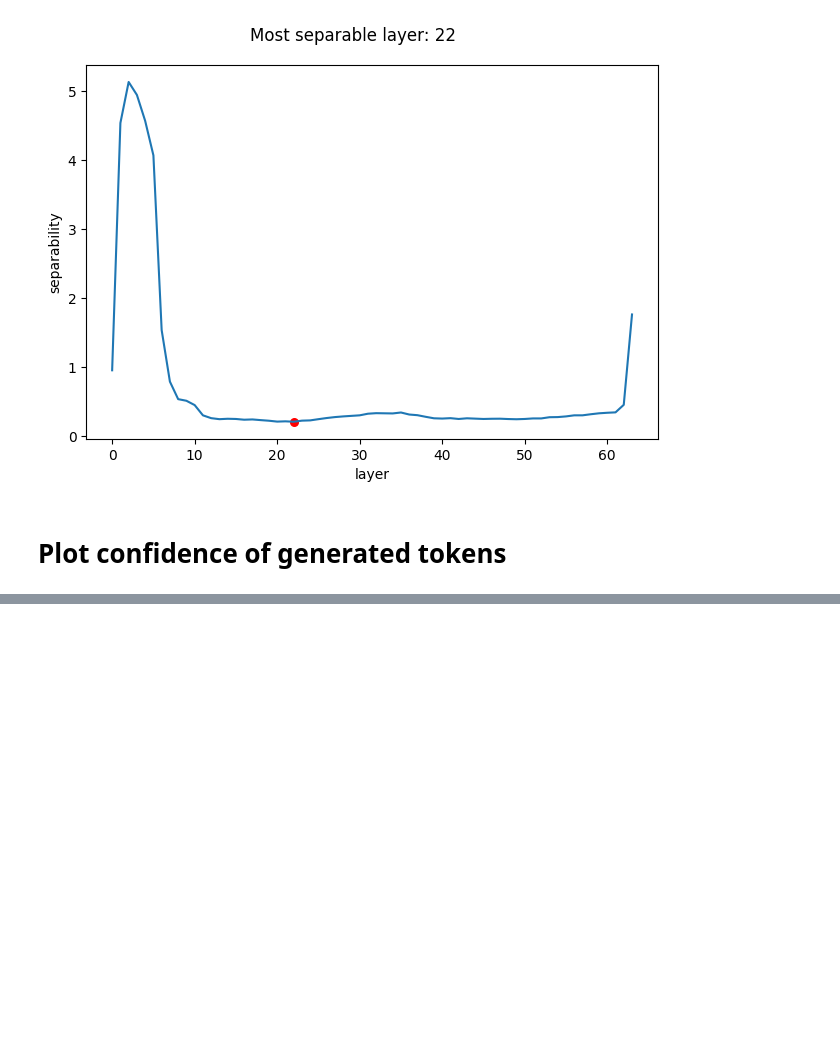
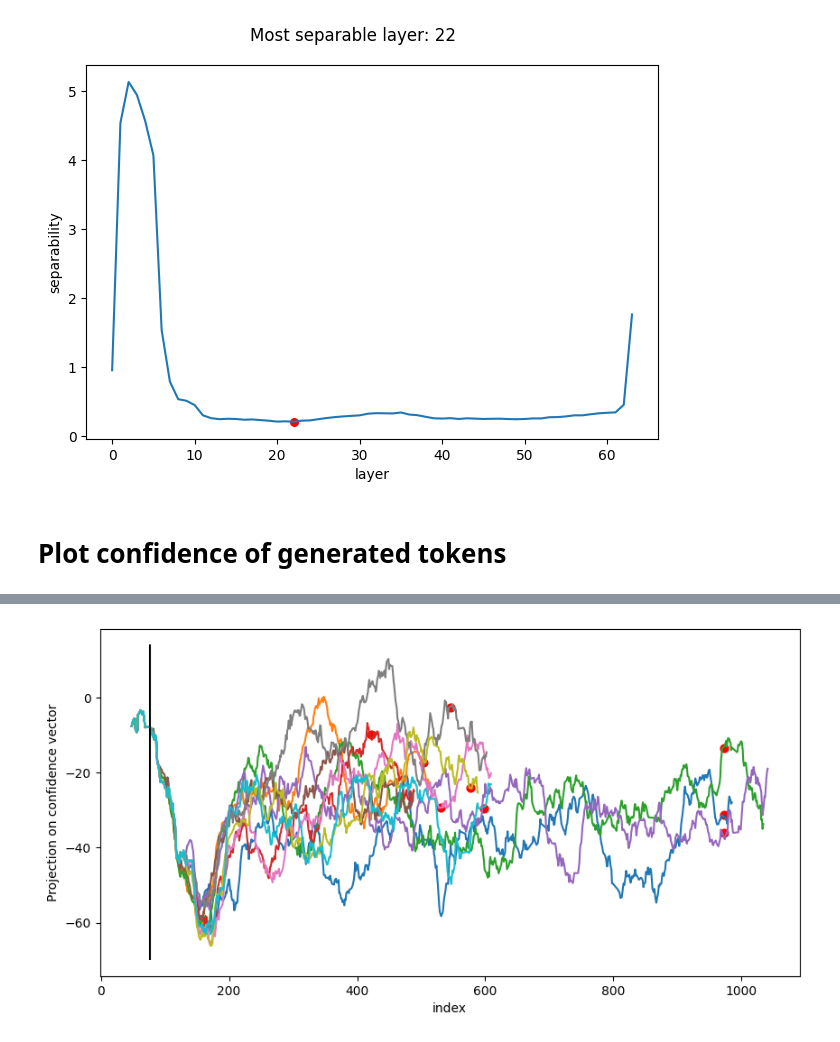
Before and after one commit to olegsmirnov2001/llm-hallucinations, a Jupyter notebook: jupyter/steer.ipynb, the cells around one changed output, grey strips where cells are left out. Drawn from its saved outputs; the diff is of its cells as text; code cells hidden in the pictures; blank space fills up the shorter version.

Commit message:
Evaluate projection along evaluation

```diff
--- a/jupyter/steer.ipynb
+++ b/jupyter/steer.ipynb
@@ -144,2 +155,5 @@ with open('dataset/confidence_vector.json', 'w') as out:
+# %%
+with open('dataset/confidence_vector.json', 'r') as inp:
+    confidence_vector = torch.tensor(json.load(inp), dtype=torch.bfloat16)
 # %% [markdown]
 # Plot confidence of generated tokens
@@ -145,0 +249,17 @@ with open('dataset/confidence_vector.json', 'w') as out:
+# %%
+demo_quote = 'My entire life savings! You gambled away two hundred thousand dollars on a horse named "Lucky Bastard" who came in DEAD LAST?!'
+demo_prompt = build_prompt(demo_quote)
+# %%
+result = [
+    generate_and_project(
+        demo_prompt,
+        confidence_vector,
+        max_new_tokens=1024,
+        thinking_budget=1024 - 128,
+        random_state=i,
+    )
+    for i in tqdm(range(42, 52))
+]
+# %%
+for index, item in enumerate(result):
+    print(f'{index}:', item['answer'])
@@ -145,0 +277,27 @@ with open('dataset/confidence_vector.json', 'w') as out:
+# %%
+plt.figure(figsize=(10, 5))
+
+for item in result:
+    data = pd.DataFrame({'projection': item['projections'].tolist(), 'token': item['tokens']}).reset_index(
+        names=['index']
+    )
+    data['symbol'] = data.token.apply(tokenizer.decode)
+    data['is_alphabetical'] = data.symbol.str.contains('[a-zA-Z]') & ~data.symbol.str.startswith('<')
+    data['projection_smoothened'] = data[data.is_alphabetical].projection.rolling(40).mean().reindex(data.index)
+
+    # sns.lineplot(data.iloc[1:], x='layer', y='projection')
+    sns.lineplot(data.iloc[1:], x='index', y='projection_smoothened')
+    prompt_and_thinking = item['input_token_length'] + item['thinking_duration']
+    smoothened_projection_at_boundary = data.projection_smoothened.ffill().iloc[prompt_and_thinking]
+    plt.scatter(
+        [prompt_and_thinking - 0.5],
+        [smoothened_projection_at_boundary],
+        color='red',
+        s=40,
+    )
+
+plt.vlines([item['input_token_length'] - 0.5], *plt.ylim(), color='k')
+plt.ylabel('Projection on confidence vector')
+plt.show()
+# %% [output]
+[figure, added]
```
Also changed, not shown: parts of 5 cells of this notebook, 4 other files.
